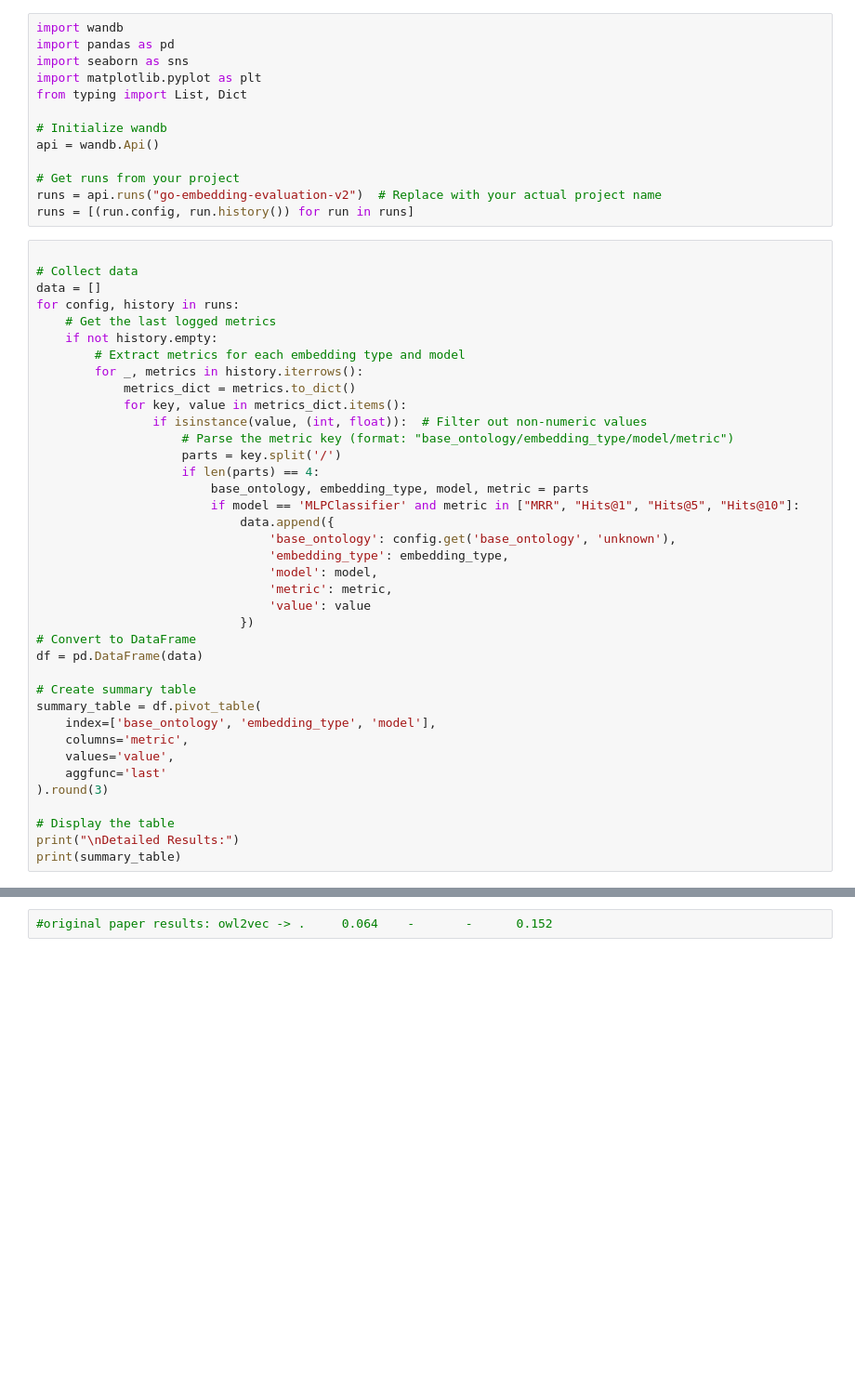
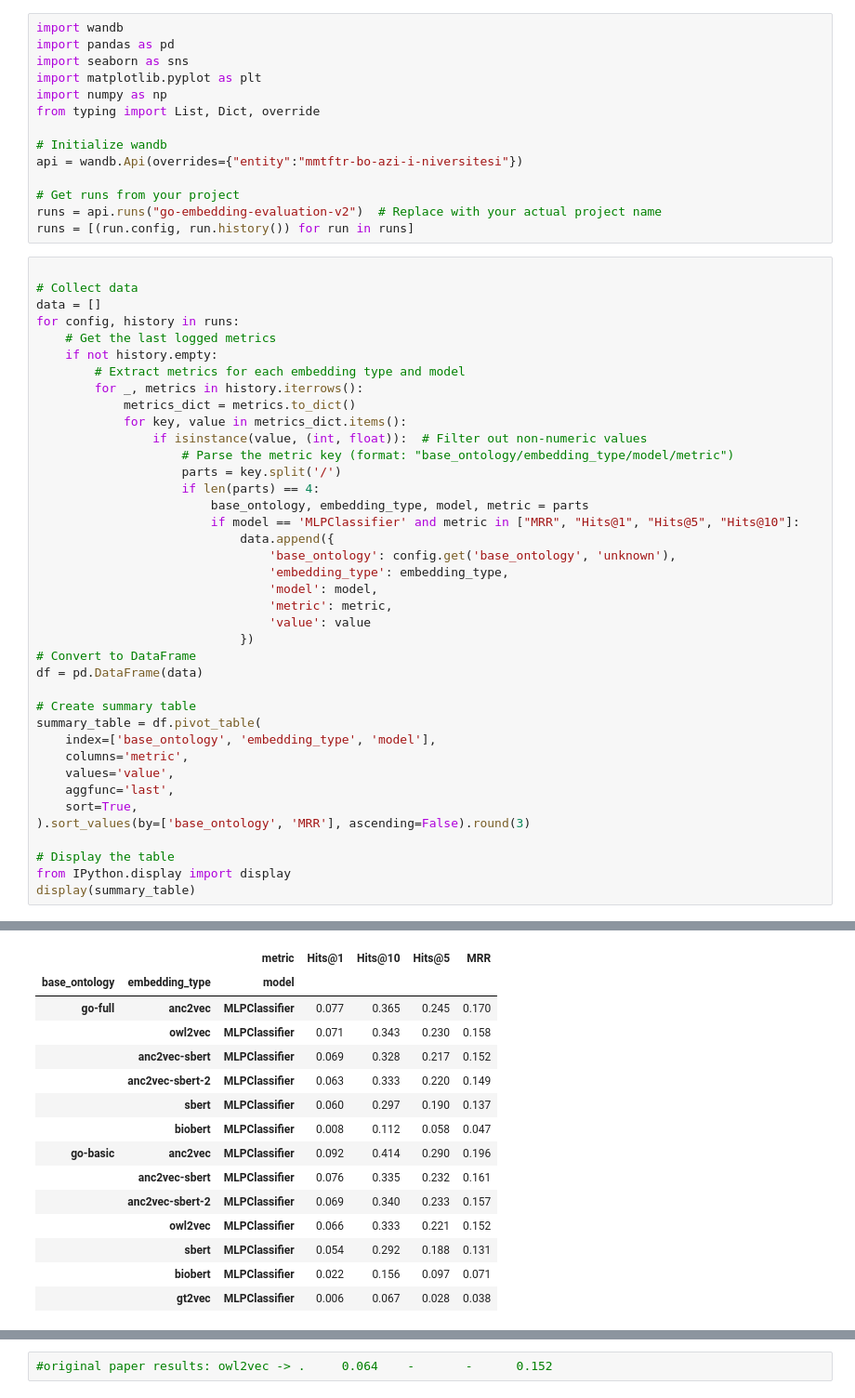
Before and after one commit to mmtftr/OWL2Vec-Star, a Jupyter notebook: mmtf-eval/visualize.ipynb, the cells around one changed output, grey strips where cells are left out. Shown at 93% size. Cells and saved outputs as stored; diff of their text form; blank space fills up the shorter version.

```diff
--- a/mmtf-eval/visualize.ipynb
+++ b/mmtf-eval/visualize.ipynb
@@ -3,10 +3,11 @@ import wandb
 import pandas as pd
 import seaborn as sns
 import matplotlib.pyplot as plt
-from typing import List, Dict
+import numpy as np
+from typing import List, Dict, override
 
 # Initialize wandb
-api = wandb.Api()
+api = wandb.Api(overrides={"entity":"mmtftr-bo-azi-i-niversitesi"})
 
 # Get runs from your project
 runs = api.runs("go-embedding-evaluation-v2")  # Replace with your actual project name
@@ -43,10 +44,11 @@ summary_table = df.pivot_table(
     index=['base_ontology', 'embedding_type', 'model'],
     columns='metric',
     values='value',
-    aggfunc='last'
-).round(3)
+    aggfunc='last',
+    sort=True,
+).sort_values(by=['base_ontology', 'MRR'], ascending=False).round(3)
 
 # Display the table
-print("\nDetailed Results:")
-print(summary_table)
+from IPython.display import display
+display(summary_table)
 # %% [output]
@@ -64,0 +55,15 @@ go-full       anc2vec        MLPClassifier   0.077    0.365   0.245  0.170
+|  |  | metric | Hits@1 | Hits@10 | Hits@5 | MRR |
+| base_ontology | embedding_type | model |  |  |  |  |
+| go-full | anc2vec | MLPClassifier | 0.077 | 0.365 | 0.245 | 0.170 |
+|  | owl2vec | MLPClassifier | 0.071 | 0.343 | 0.230 | 0.158 |
+|  | anc2vec-sbert | MLPClassifier | 0.069 | 0.328 | 0.217 | 0.152 |
+|  | anc2vec-sbert-2 | MLPClassifier | 0.063 | 0.333 | 0.220 | 0.149 |
+|  | sbert | MLPClassifier | 0.060 | 0.297 | 0.190 | 0.137 |
+|  | biobert | MLPClassifier | 0.008 | 0.112 | 0.058 | 0.047 |
+| go-basic | anc2vec | MLPClassifier | 0.092 | 0.414 | 0.290 | 0.196 |
+|  | anc2vec-sbert | MLPClassifier | 0.076 | 0.335 | 0.232 | 0.161 |
+|  | anc2vec-sbert-2 | MLPClassifier | 0.069 | 0.340 | 0.233 | 0.157 |
+|  | owl2vec | MLPClassifier | 0.066 | 0.333 | 0.221 | 0.152 |
+|  | sbert | MLPClassifier | 0.054 | 0.292 | 0.188 | 0.131 |
+|  | biobert | MLPClassifier | 0.022 | 0.156 | 0.097 | 0.071 |
+|  | gt2vec | MLPClassifier | 0.006 | 0.067 | 0.028 | 0.038 |
```
Also changed, not shown: parts of 5 cells of this notebook, 5 other files.
